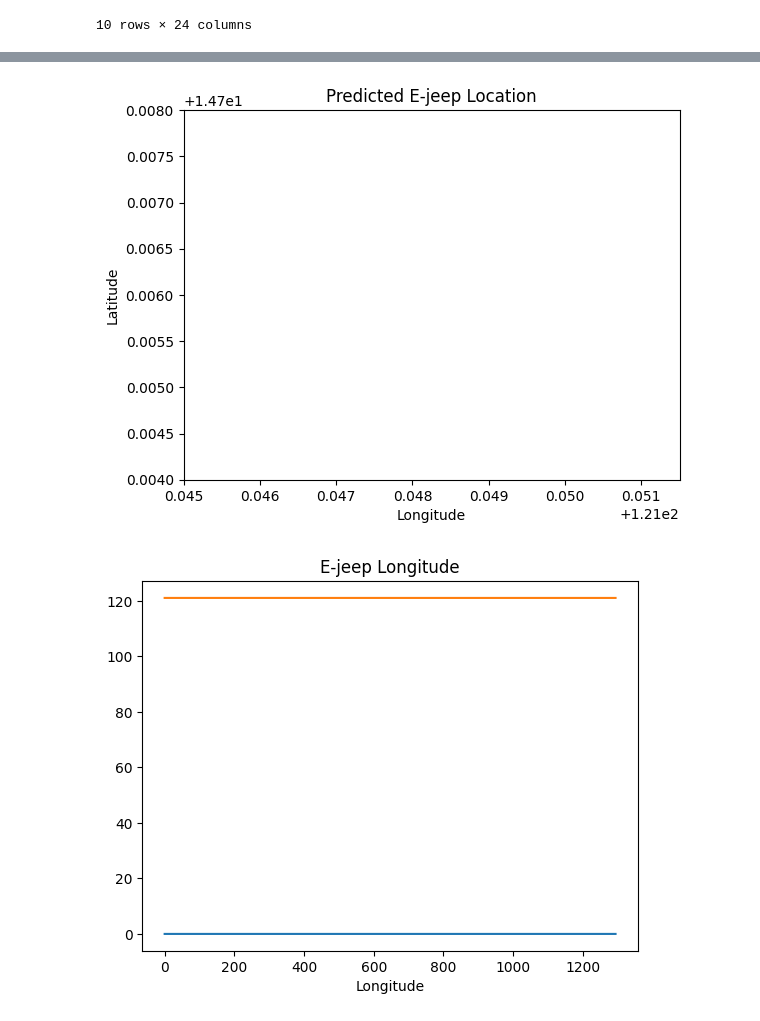
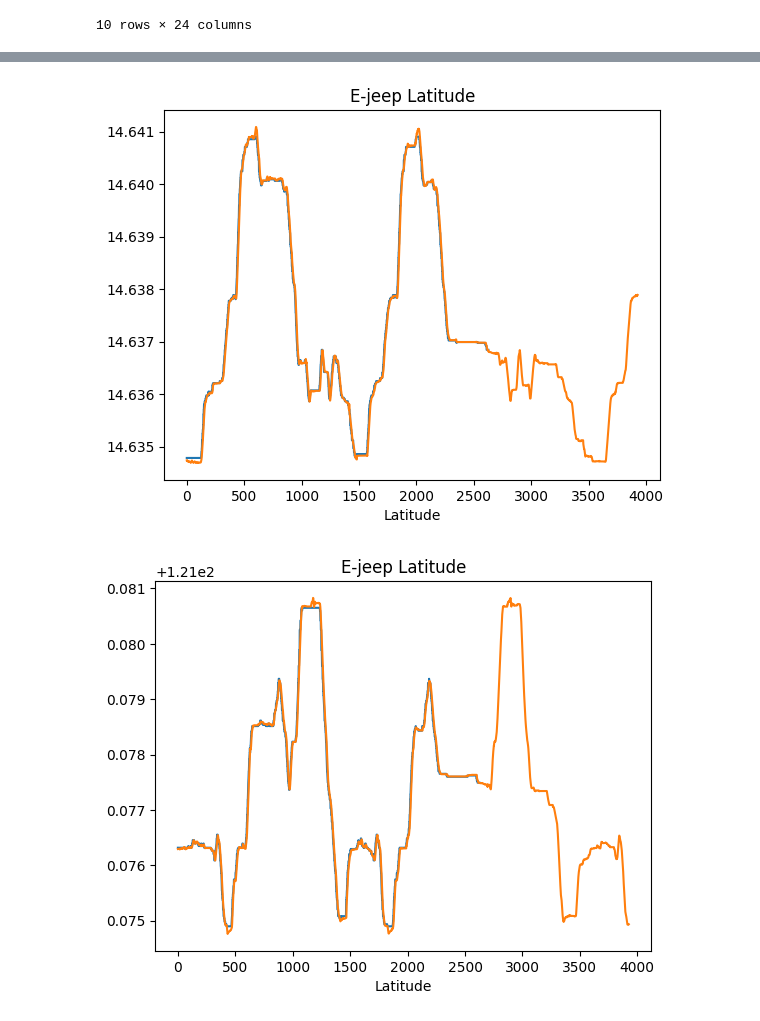
Before and after one commit to CSfromCS/VHS-Thesis, a Jupyter notebook: Baseline Models v4/XGBoost-sklearn.ipynb, the cells around one changed output, grey strips where cells are left out. Saved outputs shown, nothing was run; the diff lists cells and outputs as text; code cells hidden in the pictures.

```diff
--- a/Baseline Models v4/XGBoost-sklearn.ipynb
+++ b/Baseline Models v4/XGBoost-sklearn.ipynb
@@ -142,11 +115,0 @@ Since MLP is sensitive to feature scaling, it will be carried out as such using
-# %%
-scaler = MinMaxScaler(feature_range=(-1,1))
-
-scaler.fit(lat_train_x)
-scaler.fit(long_train_x)
-
-lat_train_x = Variable(torch.Tensor(scaler.transform(lat_train_x)))
-long_train_x = Variable(torch.Tensor(scaler.transform(long_train_x)))
-
-lat_test_x = Variable(torch.Tensor(scaler.transform(lat_test_x)))
-long_test_x = Variable(torch.Tensor(scaler.transform(long_test_x)))
@@ -274,0 +122,13 @@ Let's plot both `test_y` and `predictions` to see how far they are from each oth
+# %%
+xgb_model_lat = xgb.XGBRegressor(objective="reg:squarederror", random_state=42, early_stopping_rounds=10)
+xgb_model_long = xgb.XGBRegressor(objective="reg:squarederror", random_state=42, early_stopping_rounds=10)
+
+
+""" X_train_lat, X_test_lat, y_train_lat, y_test_lat = train_test_split(X_lat, Y_lat, random_state=42)
+X_train_long, X_test_long, y_train_long, y_test_long = train_test_split(X_long, Y_long, random_state=42) """
+
+xgb_model_lat.fit(lat_train_x, lat_train_y, eval_set=[(lat_test_x, lat_test_y)], verbose=False)
+xgb_model_long.fit(long_train_x, long_train_y, eval_set=[(long_test_x, long_test_y)], verbose=False)
+
+y_pred_lat = xgb_model_lat.predict(lat_train_x)
+y_pred_long = xgb_model_long.predict(long_train_x)
@@ -287,20 +213,16 @@ plt.show()
 # %%
-plt.title("Predicted E-jeep Location")
-plt.xlabel("Longitude")
-plt.ylabel("Latitude")
-plt.plot(long_predictions, lat_predictions)
-plt.xlim(121.0450, 121.0515)
-plt.ylim(14.704, 14.708)
+plt.title("E-jeep Latitude")
+plt.xlabel("Latitude")
+plt.plot(y_pred_lat, label="Predicted Data")
+plt.plot(lat_data, label="Original Data")
 plt.show()
 # %% [output]
-[figure, old version]
+[figure, new version]
 # %%
-x_axis_values = np.arange(0,len(long_predictions))
-
-plt.title("E-jeep Longitude")
-plt.xlabel("Longitude")
-plt.plot(x_axis_values, long_predictions, label="Predicted Data")
-plt.plot(x_axis_values, long_test_y, label="Original Data")
+plt.title("E-jeep Latitude")
+plt.xlabel("Latitude")
+plt.plot(y_pred_long, label="Predicted Data")
+plt.plot(long_data, label="Original Data")
 plt.show()
 # %% [output]
-[figure, old version]
+[figure, new version]
```
Also changed, not shown: parts of 33 cells of this notebook.
